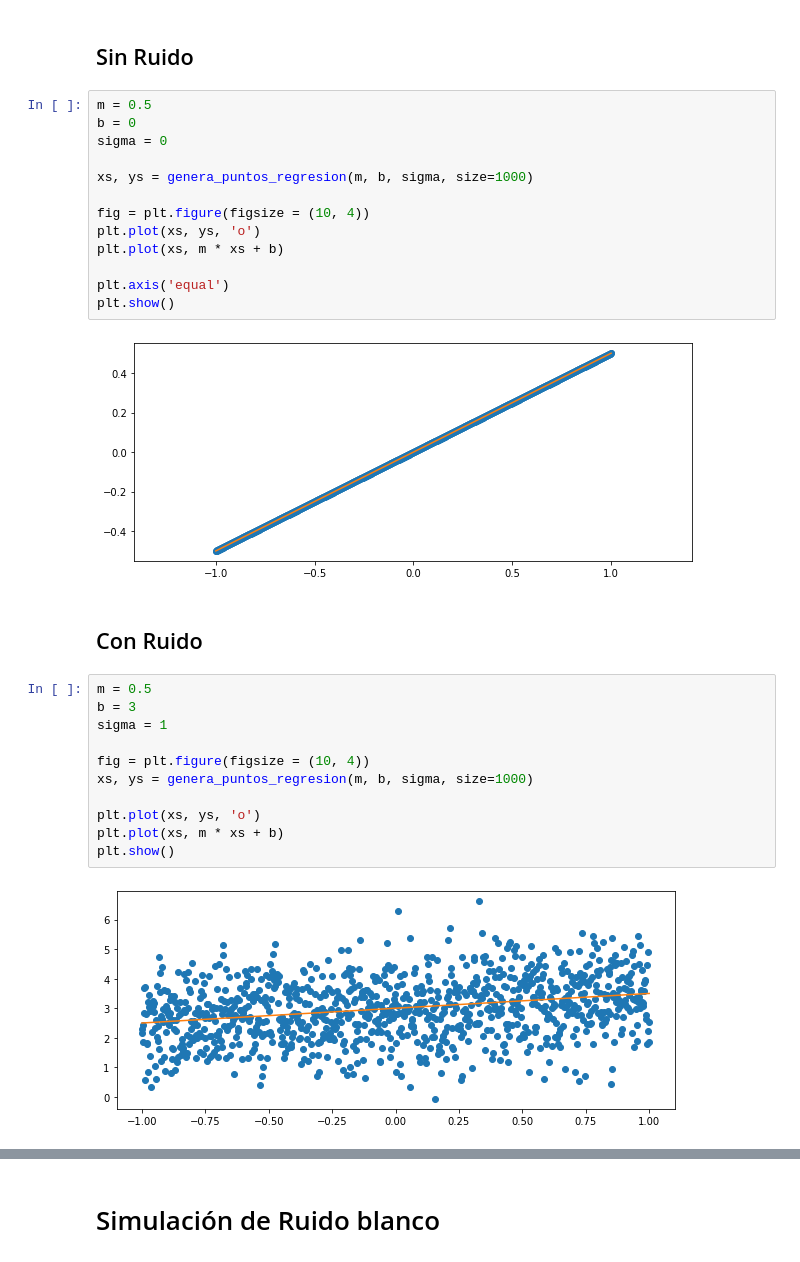
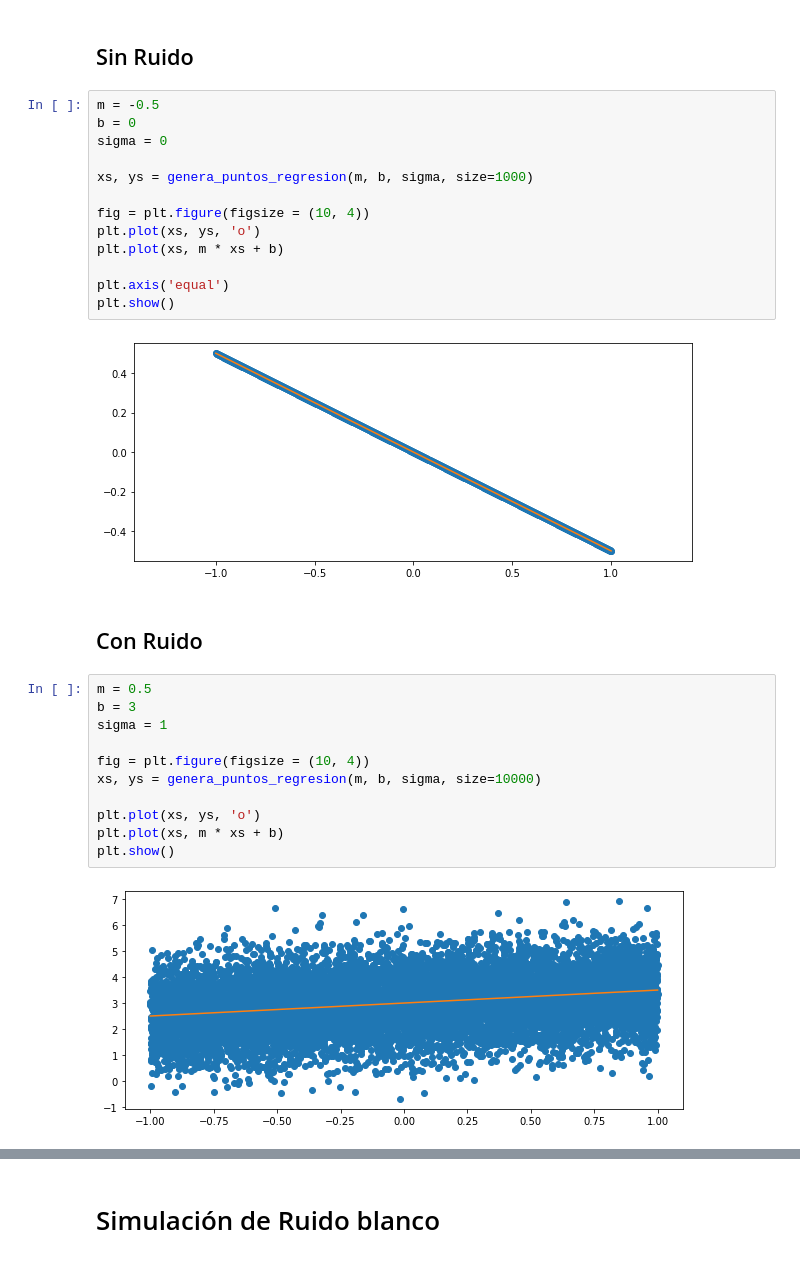
Before and after one commit to AnIsAsPe/Prediccion_de_Riesgo_python, a Jupyter notebook: notebooks/regresión,_ruido_y_series_de_tiempo.ipynb, the cells around one changed output, grey strips where cells are left out. Saved outputs shown, nothing was run; the diff lists cells and outputs as text.

```diff
--- a/notebooks/regresión,_ruido_y_series_de_tiempo.ipynb
+++ b/notebooks/regresión,_ruido_y_series_de_tiempo.ipynb
@@ -28,7 +28,7 @@ def genera_puntos_regresion(m, b, sigma, size=10):
 # %% [markdown]
 ## Sin Ruido
 # %%
-m = 0.5
+m = -0.5
 b = 0
 sigma = 0
 
@@ -41,21 +41,21 @@ plt.plot(xs, m * xs + b)
 plt.axis('equal')
 plt.show()
 # %% [output]
-[figure, old version]
+[figure, new version]
 # %% [markdown]
 ## Con Ruido
 # %%
 m = 0.5
 b = 3
 sigma = 1
 
 fig = plt.figure(figsize = (10, 4))
-xs, ys = genera_puntos_regresion(m, b, sigma, size=1000)
+xs, ys = genera_puntos_regresion(m, b, sigma, size=10000)
 
 plt.plot(xs, ys, 'o')
 plt.plot(xs, m * xs + b)
 plt.show()
 # %% [output]
-[figure, old version]
+[figure, new version]
 # %%
 errores = ys -  m * xs + b
```
Also changed, not shown: parts of 17 cells of this notebook.
